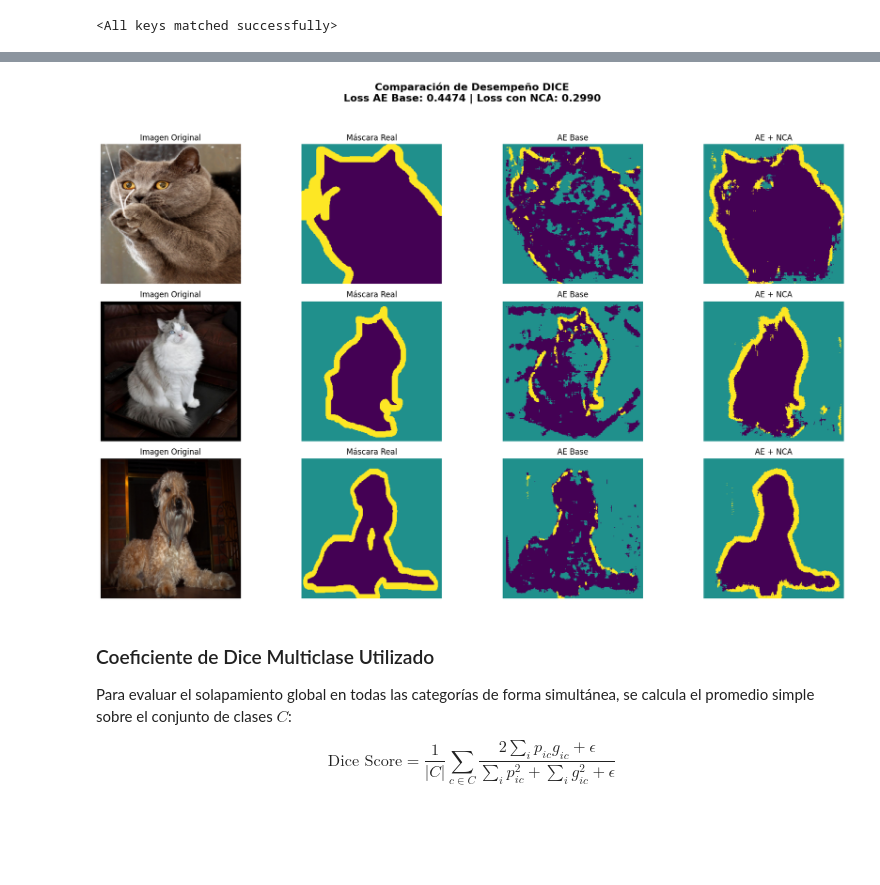
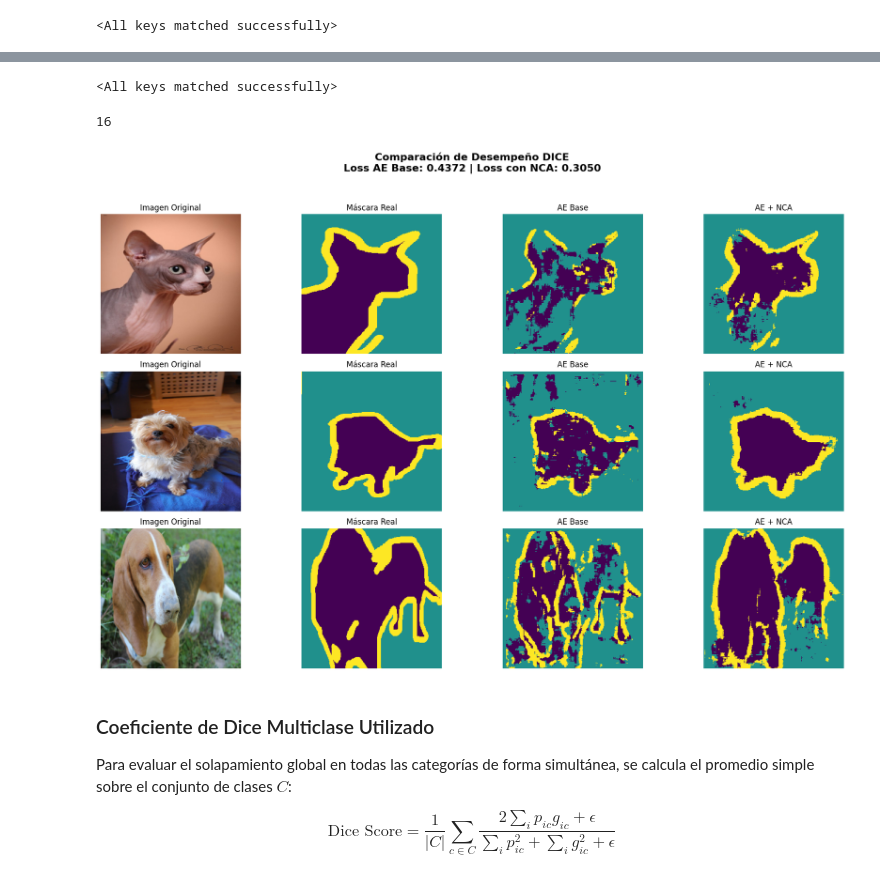
Before and after one commit to FernanSali/Meta-NCA-latente-para-segmentacion-imagenes, a Jupyter notebook: dataprocessing.ipynb, the cells around one changed output, grey strips where cells are left out. Cells and saved outputs as stored; diff of their text form; code cells hidden in the pictures; blank space fills up the shorter version.

```diff
--- a/dataprocessing.ipynb
+++ b/dataprocessing.ipynb
@@ -135,12 +269,18 @@ Loss en el batch de prueba (dice): 0.4656
 # %%
-meta_nca = models.MetaNCASegmenter(ae_params=params_encoder2, nca_steps=16).to(device)
+meta_nca = models.MetaNCASegmenter(ae_params=params_encoder3, nca_steps=16).to(device)
 # %%
-meta_nca.load_state_dict(torch.load("meta_nca_model_og_2.pth", map_location=device))
+meta_nca.load_state_dict(torch.load("metancav3.fase2_checkpoint_ep13.pth", map_location=device))
+# %% [output]
+<All keys matched successfully>
+# %%
+meta_nca.nca_steps
+# %% [output]
+16
 # %%
-meta_nca.nca_steps = 64
-comparar_modelos(ae_model, meta_nca, dog_test_loader, device)
+meta_nca.nca_steps = 32
+comparar_modelos(meta_nca.ae, meta_nca, dog_test_loader, device)
 # %% [output]
-[figure, old version]
+[figure, new version]
 # %% [markdown]
 ### Coeficiente de Dice Multiclase Utilizado
 
```
Also changed, not shown: parts of 10 cells of this notebook, 5 other files.
